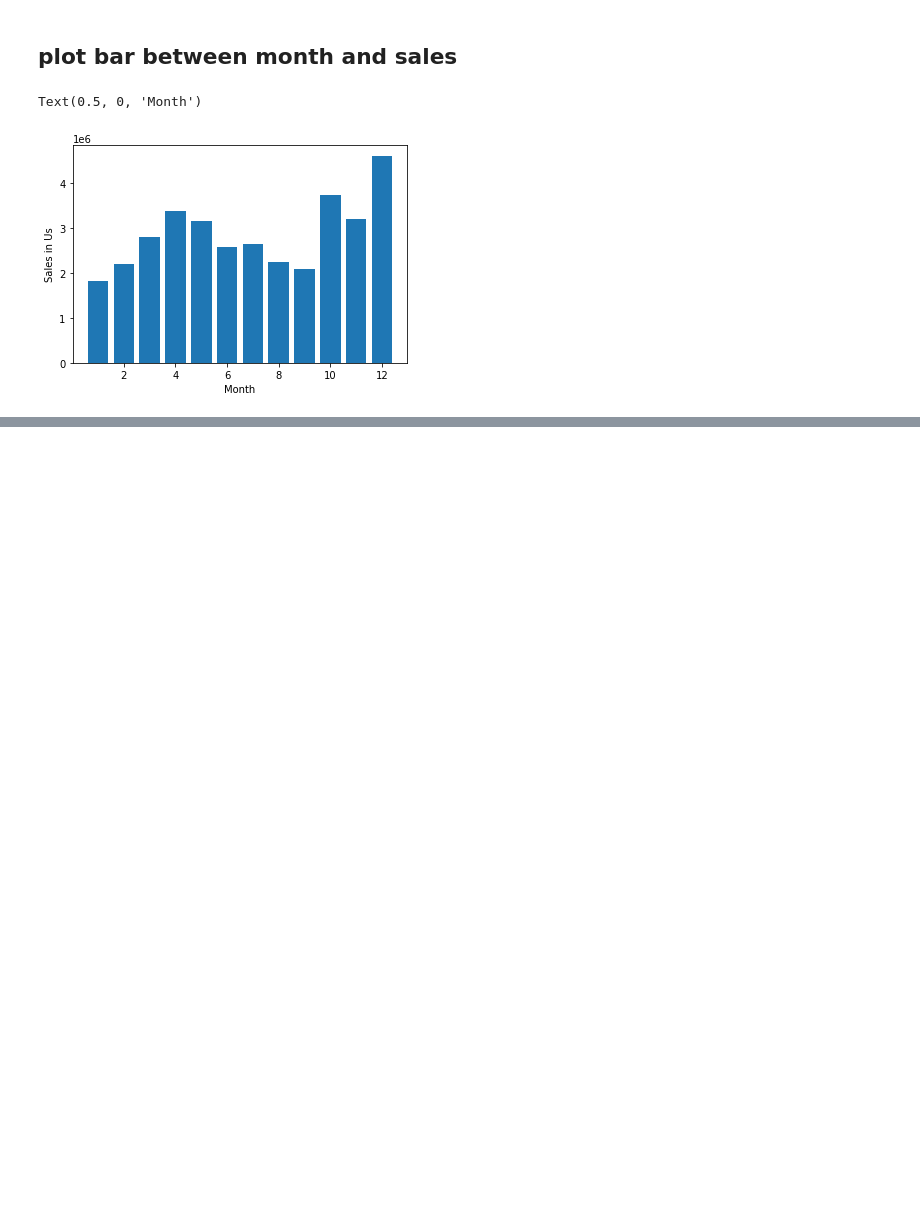
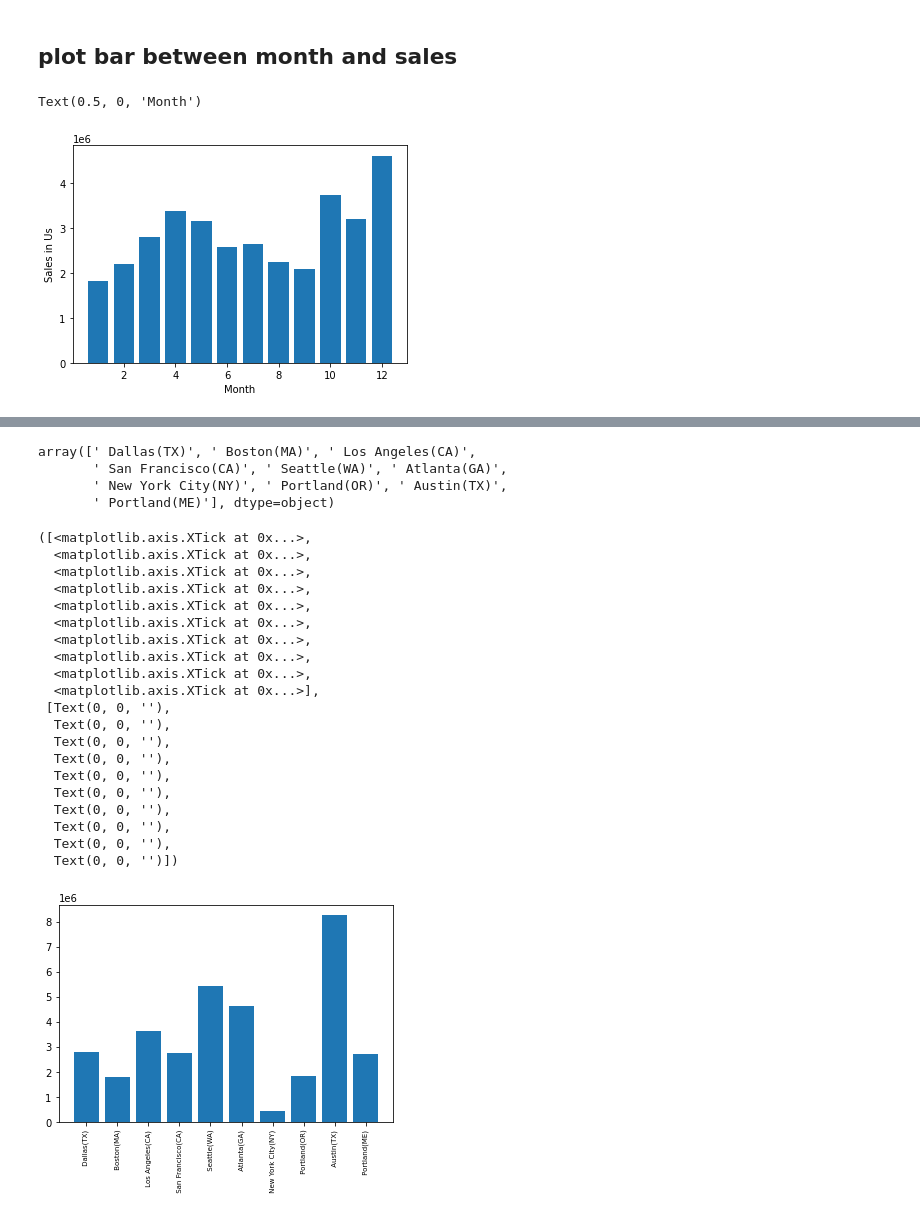
Before and after one commit to ShivamSainier/Real-World-Data-Analysis-with-python, a Jupyter notebook: Data-analysis-project.ipynb, the cells around one changed output, grey strips where cells are left out. Saved outputs shown, nothing was run; the diff lists cells and outputs as text; code cells hidden in the pictures; blank space fills up the shorter version.

Commit message:
add a City column to dataframe

```diff
--- a/Data-analysis-project.ipynb
+++ b/Data-analysis-project.ipynb
@@ -169,0 +181,7 @@ Text(0.5, 0, 'Month')
+# %%
+def column(x):
+    return x.split(',')[1]
+def city(x):
+    return x.split(',')[2].split(' ')[1]
+# %%
+data['City']=data['Purchase Address'].apply(lambda x:column(x)+'('+city(x)+')')
@@ -169,0 +197,3 @@ Text(0.5, 0, 'Month')
+# %%
+result=data.groupby('City').sum()
+result
@@ -169,0 +213,34 @@ Text(0.5, 0, 'Month')
+# %%
+cities=data['City'].unique()
+# %%
+cities
+# %% [output]
+array([' Dallas(TX)', ' Boston(MA)', ' Los Angeles(CA)',
+       ' San Francisco(CA)', ' Seattle(WA)', ' Atlanta(GA)',
+       ' New York City(NY)', ' Portland(OR)', ' Austin(TX)',
+       ' Portland(ME)'], dtype=object)
+# %%
+plt.bar(cities,result['Sales'])
+plt.xticks(cities,rotation='vertical',size=7)
+# %% [output]
+([<matplotlib.axis.XTick at 0x...>,
+  <matplotlib.axis.XTick at 0x...>,
+  <matplotlib.axis.XTick at 0x...>,
+  <matplotlib.axis.XTick at 0x...>,
+  <matplotlib.axis.XTick at 0x...>,
+  <matplotlib.axis.XTick at 0x...>,
+  <matplotlib.axis.XTick at 0x...>,
+  <matplotlib.axis.XTick at 0x...>,
+  <matplotlib.axis.XTick at 0x...>,
+  <matplotlib.axis.XTick at 0x...>],
+ [Text(0, 0, ''),
+  Text(0, 0, ''),
+  Text(0, 0, ''),
+  Text(0, 0, ''),
+  Text(0, 0, ''),
+  Text(0, 0, ''),
+  Text(0, 0, ''),
+  Text(0, 0, ''),
+  Text(0, 0, ''),
+  Text(0, 0, '')])
+[figure, added]
```
Also changed, not shown: parts of 4 cells of this notebook.
